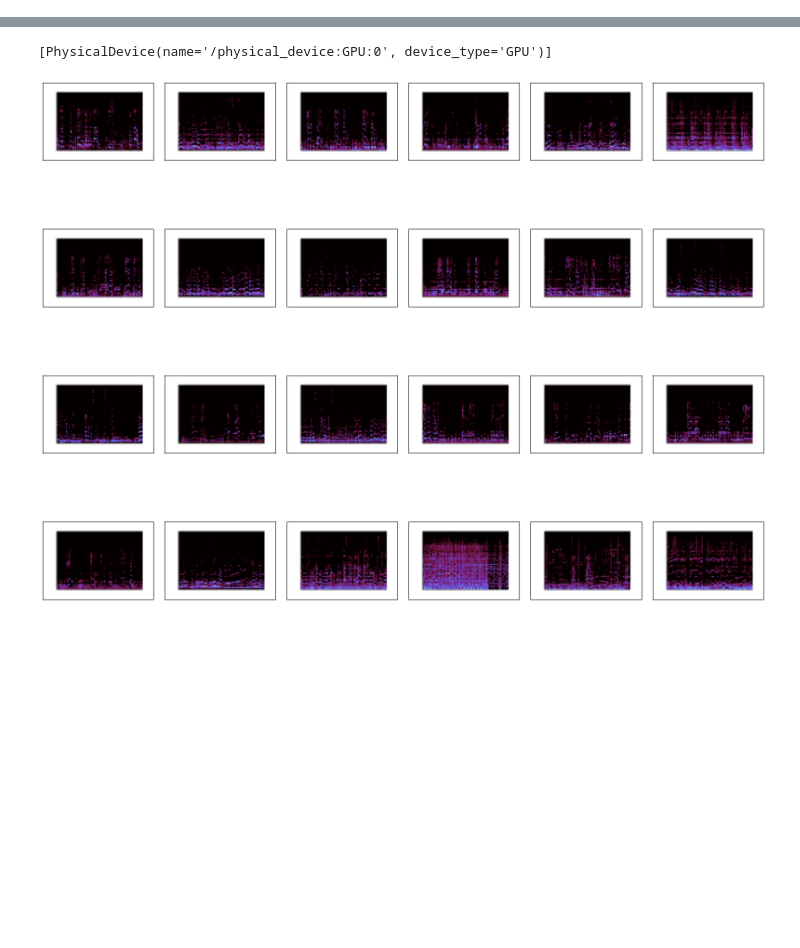
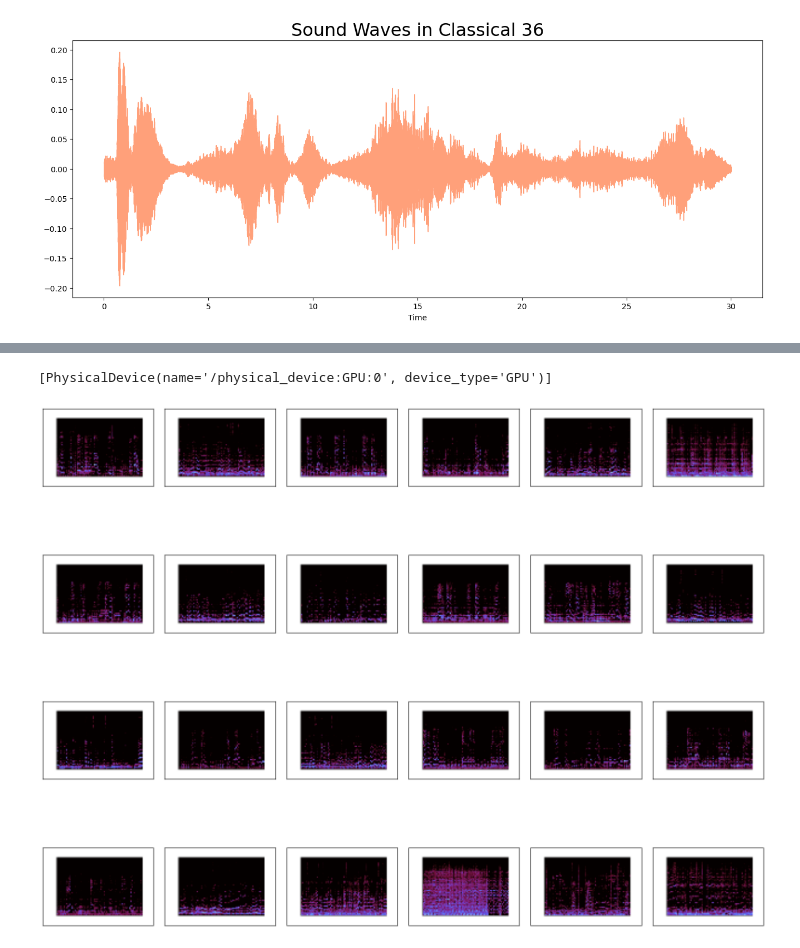
Before and after one commit to esther119/Deep-Learning-Tutorial, a Jupyter notebook: CNN_store.ipynb, the cells around one changed output, grey strips where cells are left out. Saved outputs shown, nothing was run; the diff lists cells and outputs as text; code cells hidden in the pictures; blank space fills up the shorter version.

```diff
--- a/CNN_store.ipynb
+++ b/CNN_store.ipynb
@@ -0,0 +71,8 @@
+# %%
+y_classical, sr_classical = librosa.load(f'{path}/genres_original/classical/classical.00036.wav')
+
+plt.figure(figsize = (16, 6))
+librosa.display.waveshow(y=y_classical, sr=sr_classical, color='#FFA07A')
+plt.title("Sound Waves in Classical 36", fontsize = 23);
+# %% [output]
+[figure, added]
```
Also changed, not shown: parts of 81 cells of this notebook.
